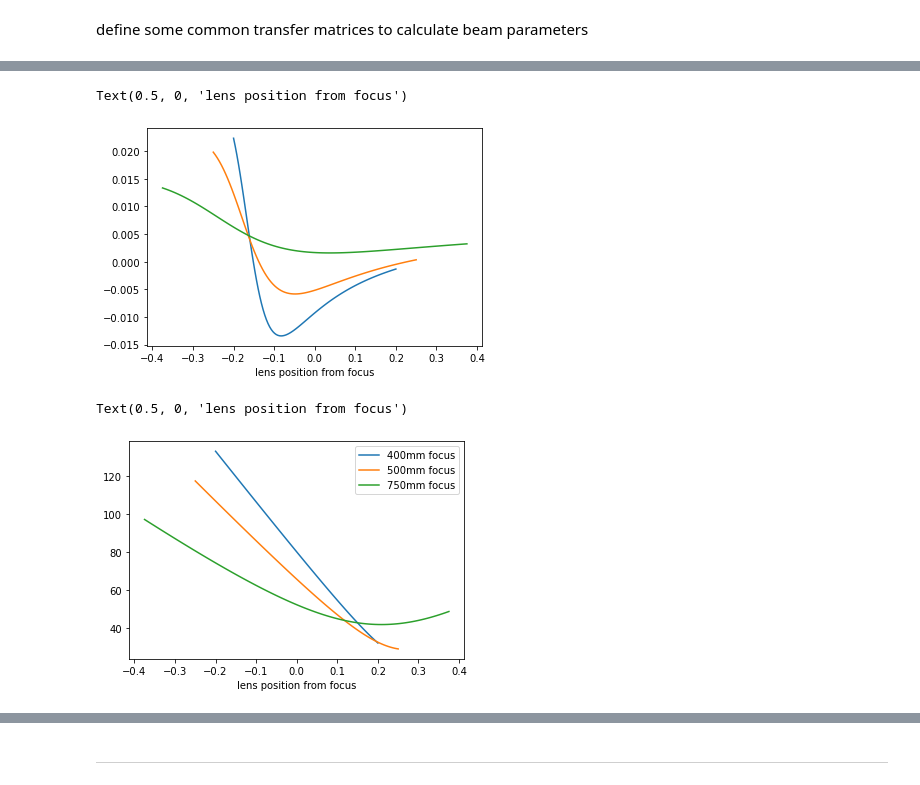
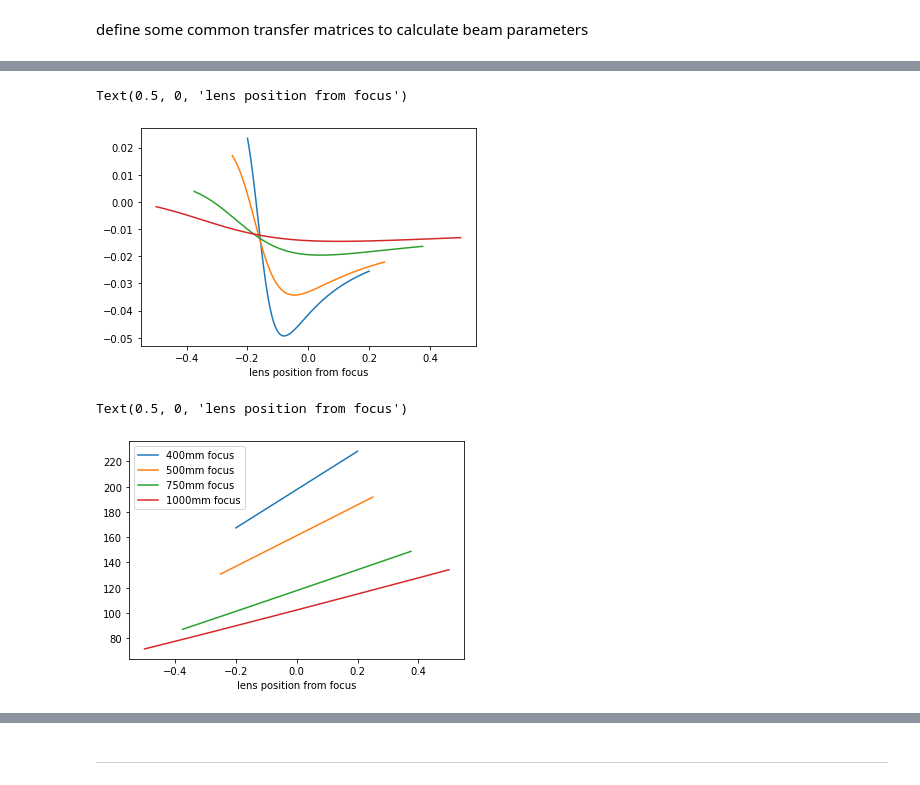
Before and after one commit to JianhuiL/Gaussian_Optics, a Jupyter notebook: Doubling Cavity jh.ipynb, the cells around one changed output, grey strips where cells are left out. Saved outputs shown, nothing was run; the diff lists cells and outputs as text; code cells hidden in the pictures.

```diff
--- a/Doubling Cavity jh.ipynb
+++ b/Doubling Cavity jh.ipynb
@@ -266,2 +355,15 @@ focus = 400e-3
 focus_scan400 = np.linspace(focus-focus/2, focus + focus/2,100)
 q_i = Gaussian(position = True, wl = wl, n= n_air, waist = waist_start, z = 100e-3)
+# %%
+q_list = []
+waist_list_h = []
+waist_list_v = []
+pos_list400 = []
+for focus_spot in focus_scan400:
+    q_f_h = Beam_to_cavity(q_i,0.1,focus,focus_spot,l1,l2,l3,lc,radius,fold,n_air,n_crystal)[0]
+    q_f_v = Beam_to_cavity(q_i,0.1,focus,focus_spot,l1,l2,l3,lc,radius,fold,n_air,n_crystal)[1]
+    waist_list_h.append(Waist(q_f_h,wl,n_crystal))
+    waist_list_v.append(Waist(q_f_v,wl,n_crystal))
+#     pos_list400.append(Position_from_waist(q_f))
+waist_list_h = np.array(waist_list_h)
+waist_list_v = np.array(waist_list_v)
@@ -278,29 +386,61 @@ for focus_spot in focus_scan400:
     m6 = Reflection(0.1,axis = 'h',fold = 23)
     m7 = Propagate(0.045)
     m8 = Refraction(n_air,n_crystal)
-    m9 = Propagate(0.01)
+    m9 = Propagate(0.01,n=n_crystal)
     matrix = m9*m8*m7*m6*m5*m4*m3*m2*m1
     q_f = Gaussian_transfer(q_i, matrix)
     q_list400.append(q_f)
     waist_list400.append(Waist(q_f,wl,n_air))
     pos_list400.append(Position_from_waist(q_f))
+# %%
+wl = 1.087e-6
+n_air = 1
+n_crystal = 1.747
+waist_start = 1.6e-3/2
+
+focus = 1000e-3
+focus_scan1000 = np.linspace(focus-focus/2, focus + focus/2,100)
+q_i = Gaussian(position = True, wl = wl, n= n_air, waist = waist_start, z = 100e-3)
+# %%
+q_list1000 = []
+waist_list1000 = []
+pos_list1000 = []
+for focus_spot in focus_scan1000:
+    m1 = Propagate(0.1)
+    m2 = Thin_lens(focus)
+    m3 = Propagate(focus_spot)
+    m4 = Propagate(0.138/2)
+    m5 = Propagate(0.136)
+    m6 = Reflection(0.1,axis = 'h',fold = 23)
+    m7 = Propagate(0.045)
+    m8 = Refraction(n_air,n_crystal)
+    m9 = Propagate(0.01,n=n_crystal)
+    matrix = m9*m8*m7*m6*m5*m4*m3*m2*m1
+    q_f = Gaussian_transfer(q_i, matrix)
+    q_list1000.append(q_f)
+    waist_list1000.append(Waist(q_f,wl,n_air))
+    pos_list1000.append(Position_from_waist(q_f))
 # %%
 plt.plot(np.array(focus_scan400)-0.4,np.array(pos_list400))
 plt.plot(np.array(focus_scan500)-0.5,np.array(pos_list500))
 plt.plot(np.array(focus_scan750)-0.75,np.array(pos_list750))
+plt.plot(np.array(focus_scan1000)-1,np.array(pos_list1000))
+
 plt.xlabel('lens position from focus')
 # %% [output]
 Text(0.5, 0, 'lens position from focus')
-[figure, old version]
+[figure, new version]
 # %%
 plt.plot(np.array(focus_scan400)-0.4,np.array(waist_list400)*1e6,label='400mm focus')
 plt.plot(np.array(focus_scan500)-0.5,np.array(waist_list500)*1e6,label='500mm focus')
 plt.plot(np.array(focus_scan750)-0.75,np.array(waist_list750)*1e6,label='750mm focus')
+plt.plot(np.array(focus_scan1000)-1,np.array(waist_list1000)*1e6,label='1000mm focus')
+
 plt.legend()
 plt.xlabel('lens position from focus')
 # %% [output]
 Text(0.5, 0, 'lens position from focus')
-[figure, old version]
+[figure, new version]
 # %%
 Position_from_waist(q_f)
 # %% [output]
```
Also changed, not shown: parts of 21 cells of this notebook, 1 other file.
